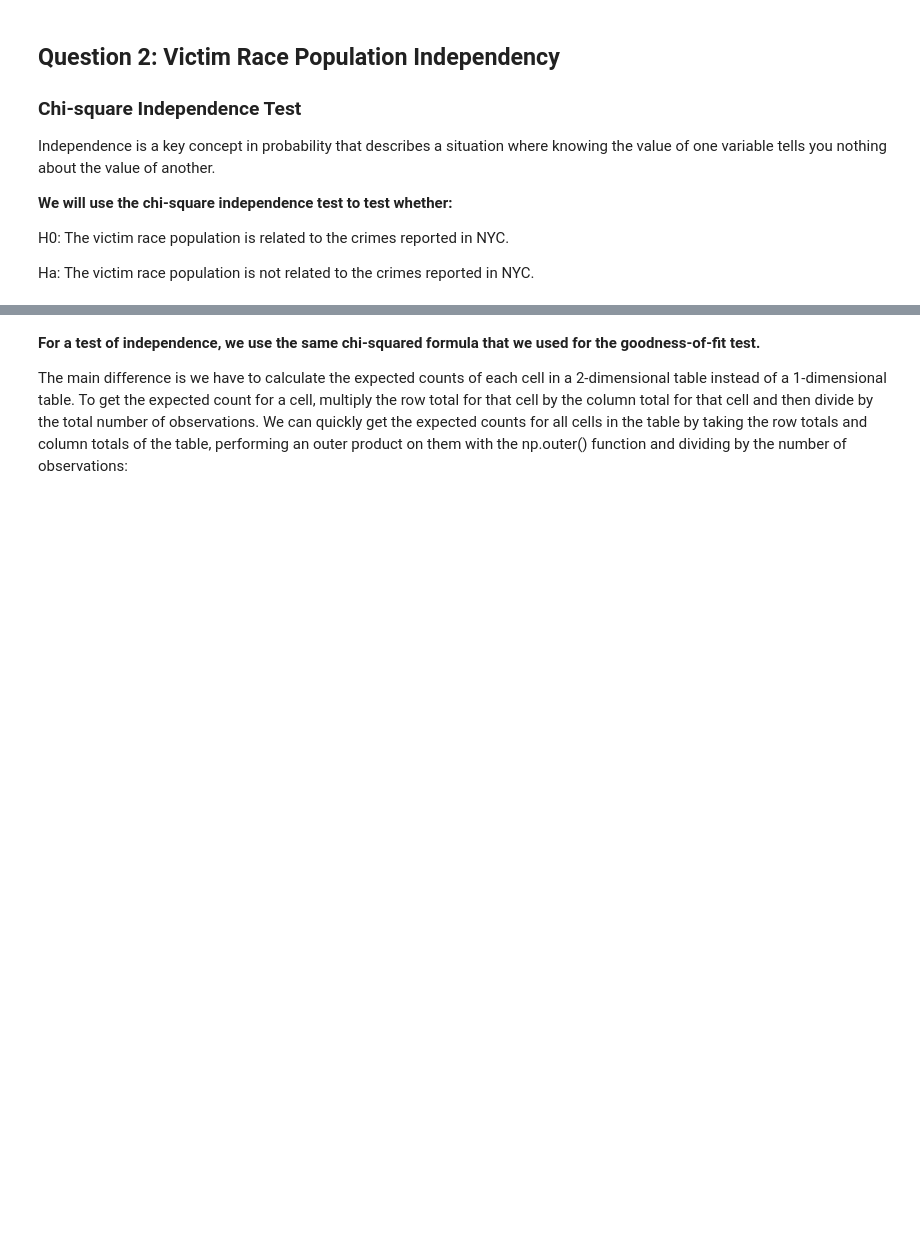
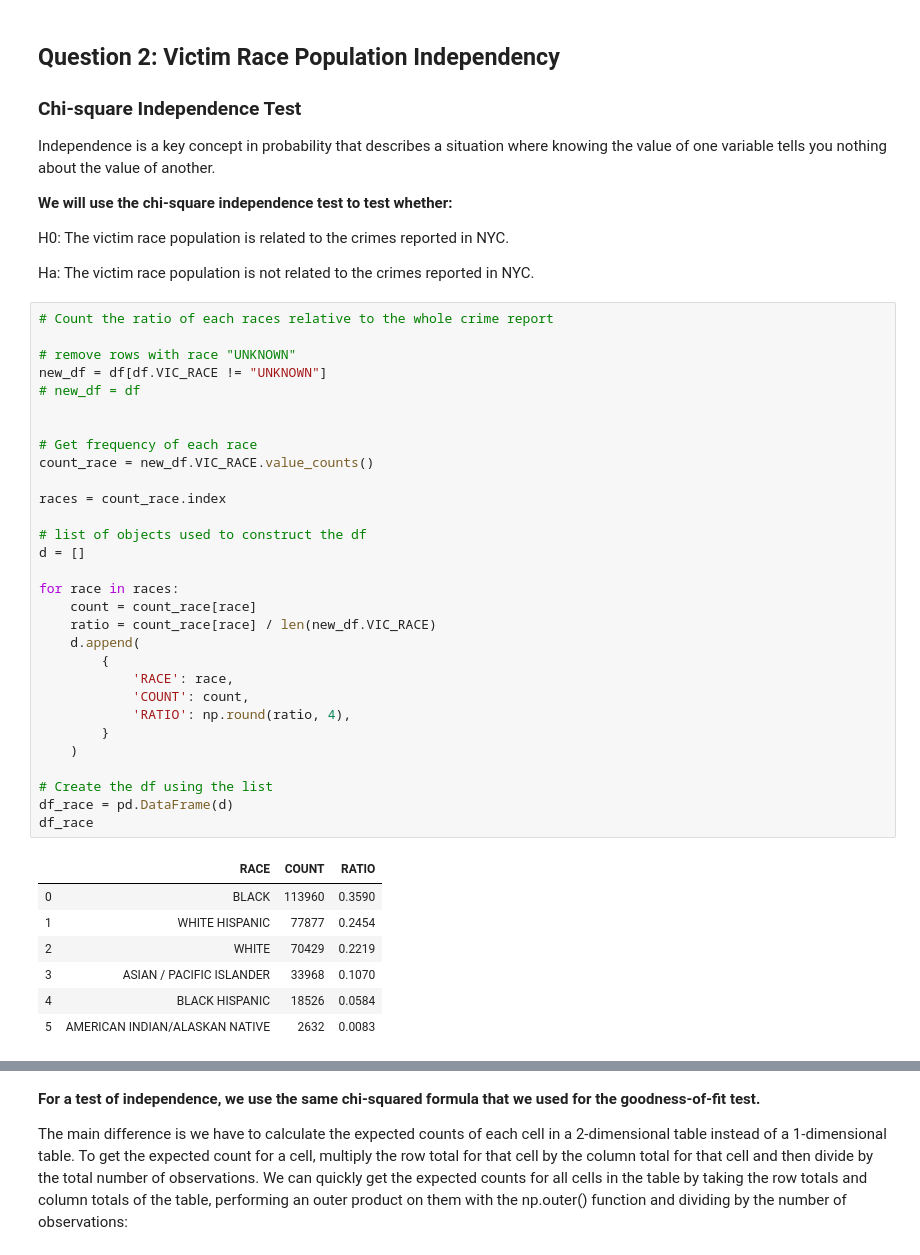
Before and after one commit to elizabeamedalla/Capstone-1, a Jupyter notebook: Statistical Inference.ipynb, the cells around one changed output, grey strips where cells are left out. Saved outputs shown, nothing was run; the diff lists cells and outputs as text; blank space fills up the shorter version.

```diff
--- a/Statistical Inference.ipynb
+++ b/Statistical Inference.ipynb
@@ -159,3 +157,41 @@ Independence is a key concept in probability that describes a situation where kn
 H0: The victim race population is related to the crimes reported in NYC.
 
 Ha: The victim race population is not related to the crimes reported in NYC.
+# %%
+# Count the ratio of each races relative to the whole crime report
+
+# remove rows with race "UNKNOWN"
+new_df = df[df.VIC_RACE != "UNKNOWN"]
+# new_df = df
+
+
+# Get frequency of each race
+count_race = new_df.VIC_RACE.value_counts()
+
+races = count_race.index
+
+# list of objects used to construct the df
+d = []
+
+for race in races:
+    count = count_race[race]
+    ratio = count_race[race] / len(new_df.VIC_RACE)
+    d.append(
+        {
+            'RACE': race,
+            'COUNT': count,
+            'RATIO': np.round(ratio, 4),
+        }
+    )
+
+# Create the df using the list
+df_race = pd.DataFrame(d)
+df_race
+# %% [output]
+|  | RACE | COUNT | RATIO |
+| 0 | BLACK | 113960 | 0.3590 |
+| 1 | WHITE HISPANIC | 77877 | 0.2454 |
+| 2 | WHITE | 70429 | 0.2219 |
+| 3 | ASIAN / PACIFIC ISLANDER | 33968 | 0.1070 |
+| 4 | BLACK HISPANIC | 18526 | 0.0584 |
+| 5 | AMERICAN INDIAN/ALASKAN NATIVE | 2632 | 0.0083 |
```
Also changed, not shown: parts of 13 cells of this notebook.
